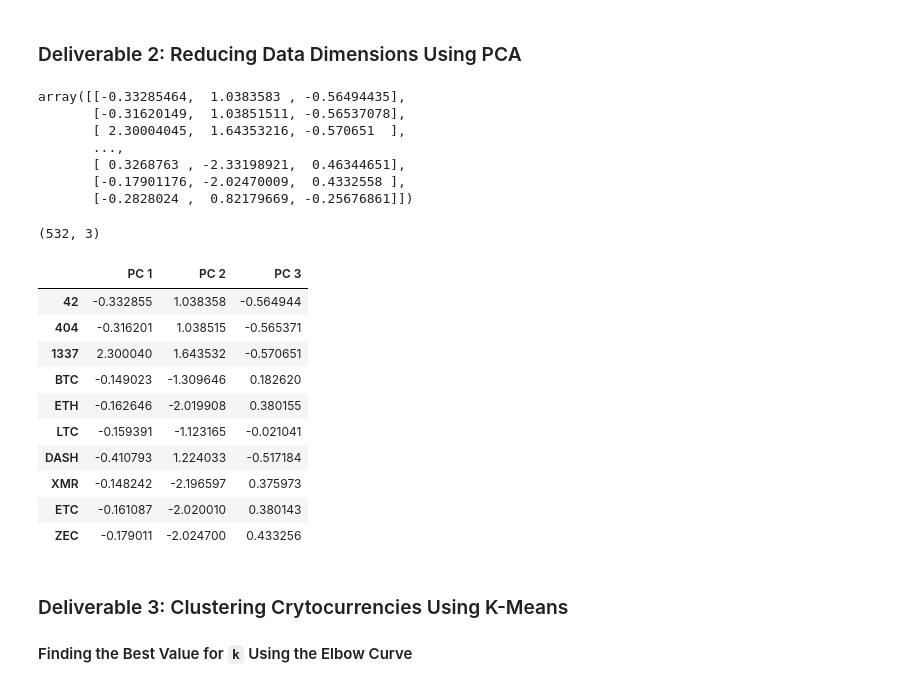
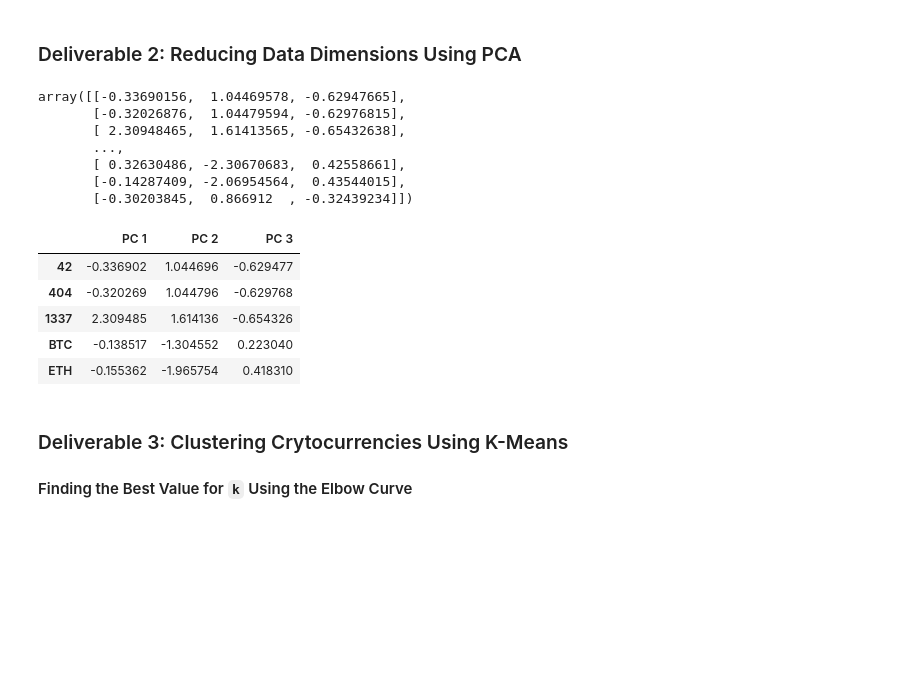
Before and after one commit to Aryanakh7/Cryptocurrencies, a Jupyter notebook: crypto_clustering.ipynb, the cells around one changed output. Drawn from its saved outputs; the diff is of its cells as text; code cells hidden in the pictures; blank space fills up the shorter version.

```diff
--- a/crypto_clustering.ipynb
+++ b/crypto_clustering.ipynb
@@ -137,31 +137,30 @@ print(X_scaled[0:5])
 ### Deliverable 2: Reducing Data Dimensions Using PCA
 # %%
 # Using PCA to reduce dimension to three principal components.
-# YOUR CODE HERE
+pca = PCA(n_components=3)
+X_pca = pca.fit_transform(X_scaled)
+X_pca
 # %% [output]
-array([[-0.33285464,  1.0383583 , -0.56494435],
-       [-0.31620149,  1.03851511, -0.56537078],
-       [ 2.30004045,  1.64353216, -0.570651  ],
+array([[-0.33690156,  1.04469578, -0.62947665],
+       [-0.32026876,  1.04479594, -0.62976815],
+       [ 2.30948465,  1.61413565, -0.65432638],
        ...,
-       [ 0.3268763 , -2.33198921,  0.46344651],
-       [-0.17901176, -2.02470009,  0.4332558 ],
-       [-0.2828024 ,  0.82179669, -0.25676861]])
+       [ 0.32630486, -2.30670683,  0.42558661],
+       [-0.14287409, -2.06954564,  0.43544015],
+       [-0.30203845,  0.866912  , -0.32439234]])
 # %%
 # Create a DataFrame with the three principal components.
-# YOUR CODE HERE
+pcs_df = pd.DataFrame(
+    data=X_pca, columns=["PC 1", "PC 2", "PC 3" ], index= X.index
+)
+pcs_df.head()
 # %% [output]
-(532, 3)
 |  | PC 1 | PC 2 | PC 3 |
-| 42 | -0.332855 | 1.038358 | -0.564944 |
-| 404 | -0.316201 | 1.038515 | -0.565371 |
-| 1337 | 2.300040 | 1.643532 | -0.570651 |
-| BTC | -0.149023 | -1.309646 | 0.182620 |
-| ETH | -0.162646 | -2.019908 | 0.380155 |
-| LTC | -0.159391 | -1.123165 | -0.021041 |
-| DASH | -0.410793 | 1.224033 | -0.517184 |
-| XMR | -0.148242 | -2.196597 | 0.375973 |
-| ETC | -0.161087 | -2.020010 | 0.380143 |
-| ZEC | -0.179011 | -2.024700 | 0.433256 |
+| 42 | -0.336902 | 1.044696 | -0.629477 |
+| 404 | -0.320269 | 1.044796 | -0.629768 |
+| 1337 | 2.309485 | 1.614136 | -0.654326 |
+| BTC | -0.138517 | -1.304552 | 0.223040 |
+| ETH | -0.155362 | -1.965754 | 0.418310 |
 # %% [markdown]
 ### Deliverable 3: Clustering Crytocurrencies Using K-Means
 
```
Also changed, not shown: parts of 4 cells of this notebook.
